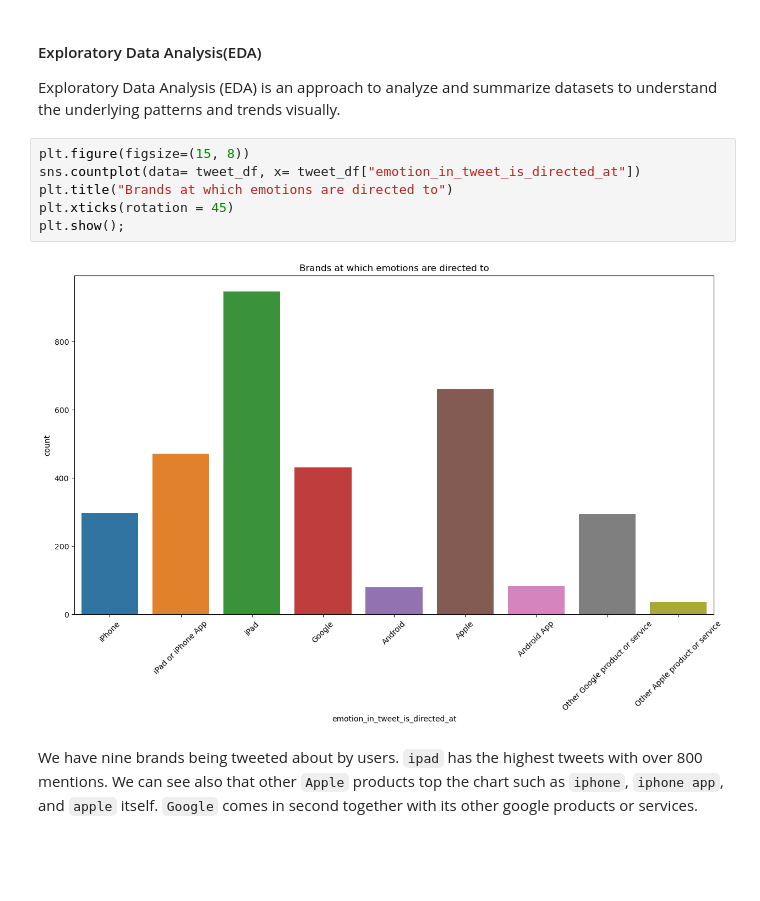
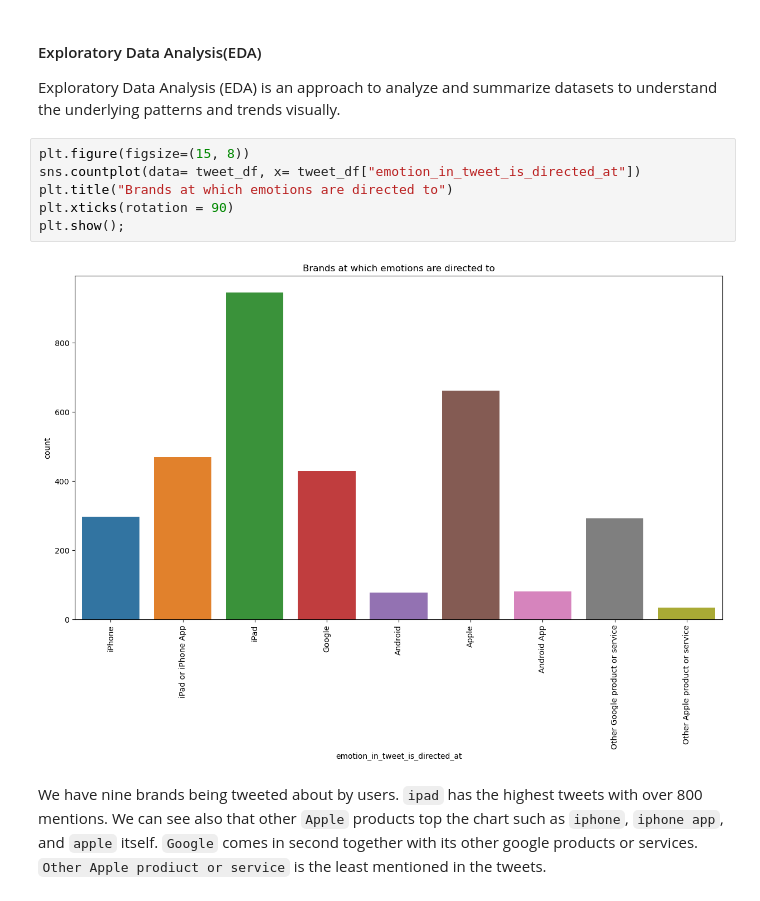
Before and after one commit to dev-ezzy/Text-classifier, a Jupyter notebook: index.ipynb, the cells around one changed output. Cells and saved outputs as stored; diff of their text form; blank space fills up the shorter version.

```diff
--- a/index.ipynb
+++ b/index.ipynb
@@ -221,10 +221,10 @@ Exploratory Data Analysis (EDA) is an approach to analyze and summarize datasets
 # %%
 plt.figure(figsize=(15, 8))
 sns.countplot(data= tweet_df, x= tweet_df["emotion_in_tweet_is_directed_at"])
 plt.title("Brands at which emotions are directed to")
-plt.xticks(rotation = 45)
+plt.xticks(rotation = 90)
 plt.show();
 # %% [output]
-[figure, old version]
+[figure, new version]
 # %% [markdown]
-We have nine brands being tweeted about by users. `ipad` has the highest tweets with over 800 mentions. We can see also that other `Apple` products top the chart such as `iphone`, `iphone app`, and `apple` itself. `Google` comes in second together with its other google products or services.
+We have nine brands being tweeted about by users. `ipad` has the highest tweets with over 800 mentions. We can see also that other `Apple` products top the chart such as `iphone`, `iphone app`, and `apple` itself. `Google` comes in second together with its other google products or services. `Other Apple prodiuct or service` is the least mentioned in the tweets.
```
